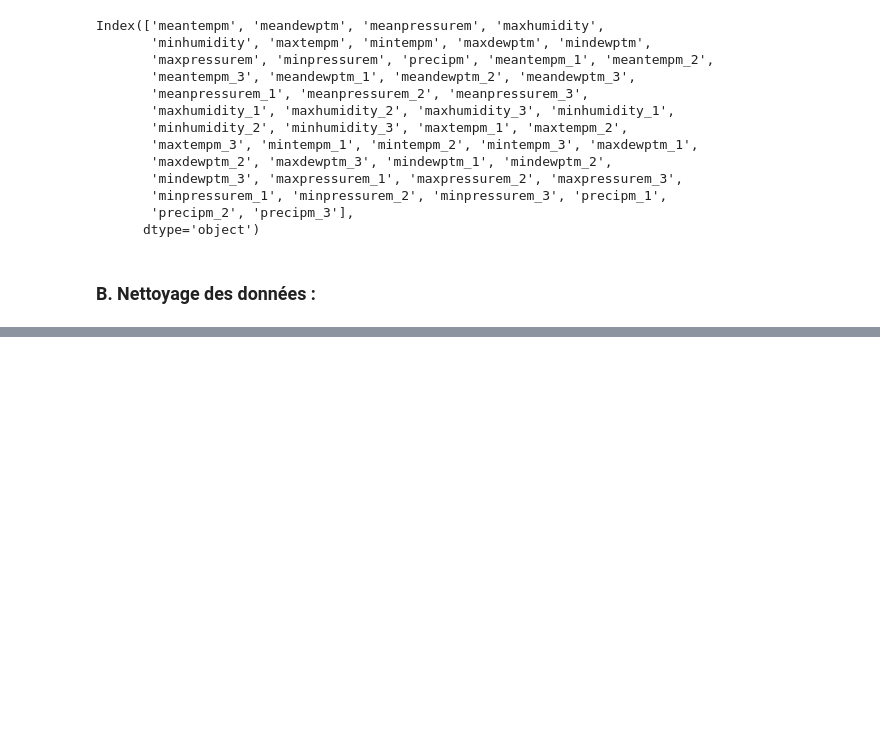
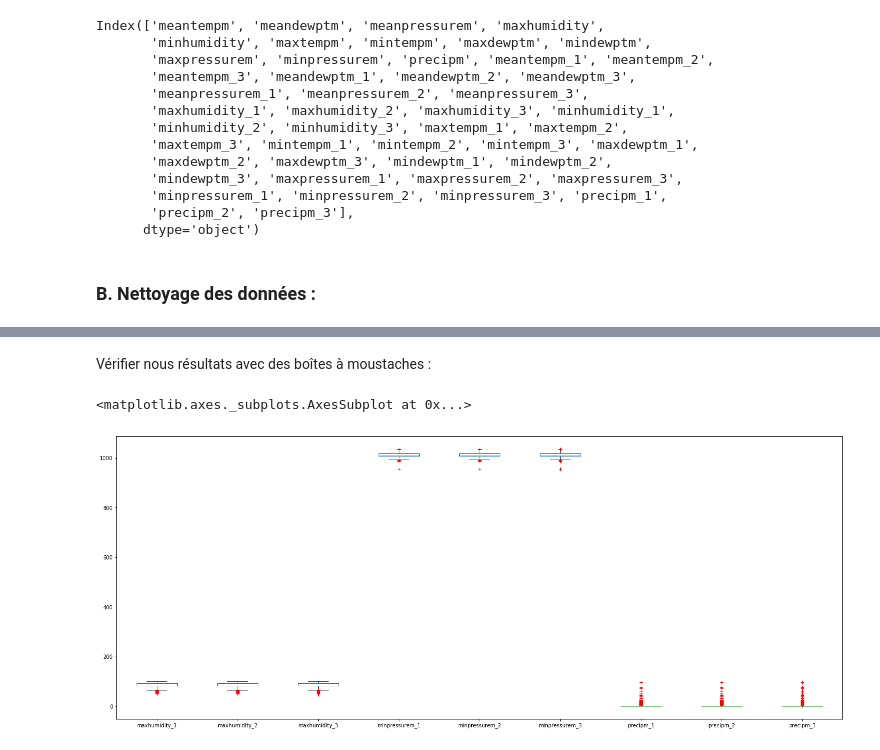
Before and after one commit to Louriz/PFE-Ifremer, a Jupyter notebook: weather_data_vis_pandas_seaborn/Data Visualization with Python for Climat Variables.ipynb, the cells around one changed output, grey strips where cells are left out. Drawn from its saved outputs; the diff is of its cells as text; code cells hidden in the pictures; blank space fills up the shorter version.

```diff
--- a/weather_data_vis_pandas_seaborn/Data Visualization with Python for Climat Variables.ipynb
+++ b/weather_data_vis_pandas_seaborn/Data Visualization with Python for Climat Variables.ipynb
@@ -556,0 +563,11 @@ Index(['meantempm', 'meandewptm', 'meanpressurem', 'maxhumidity',
+# %%
+# make list of original features without meantempm, mintempm, and maxtempm
+to_remove = [feature
+             for feature in features
+             if feature not in ['meantempm', 'mintempm', 'maxtempm']]
+
+# make a list of columns to keep
+to_keep = [col for col in df.columns if col not in to_remove]
+
+# select only the columns in to_keep and assign to df
+df = df[to_keep]
@@ -556,0 +578,13 @@ Index(['meantempm', 'meandewptm', 'meanpressurem', 'maxhumidity',
+# %%
+# Call describe on df and transpose it due to the large number of columns
+spread = df.describe().T
+
+# precalculate interquartile range for ease of use in next calculation
+IQR = spread['75%'] - spread['25%']
+
+# create an outliers column which is either 3 IQRs below the first quartile or
+# 3 IQRs above the third quartile
+spread['outliers'] = (spread['min']<(spread['25%']-(3*IQR)))|(spread['max'] > (spread['75%']+3*IQR))
+
+# just display the features containing extreme outliers
+spread.loc[spread.outliers,]
@@ -556,0 +602,8 @@ Index(['meantempm', 'meandewptm', 'meanpressurem', 'maxhumidity',
+# %% [markdown]
+Vérifier nous résultats avec des boîtes à moustaches  :
+# %%
+# double click on figure to zoom
+df[list(spread.loc[spread.outliers,].index)  ].plot.box(sym='r+')  # sym to specify how to show outliers
+# %% [output]
+<matplotlib.axes._subplots.AxesSubplot at 0x...>
+[figure, added]
```
Also changed, not shown: parts of 27 cells of this notebook, 2 other files.
